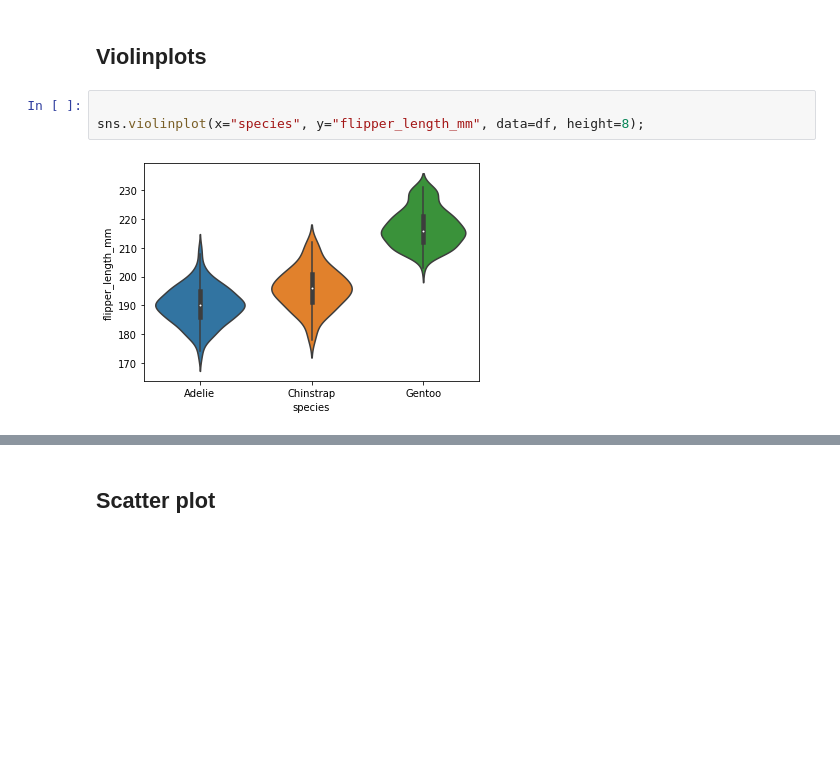
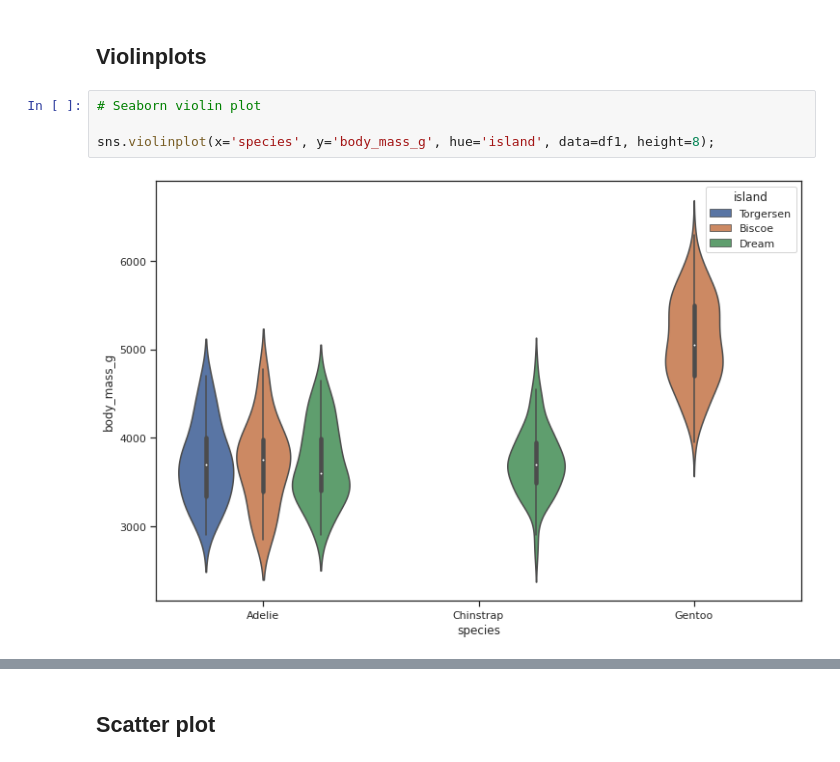
Before and after one commit to clizarraga-UAD7/Notebooks, a Jupyter notebook: Data_Visualization_with_Python2.ipynb, the cells around one changed output, grey strips where cells are left out. Cells and saved outputs as stored; diff of their text form; blank space fills up the shorter version.

```diff
--- a/Data_Visualization_with_Python2.ipynb
+++ b/Data_Visualization_with_Python2.ipynb
@@ -521,7 +596,8 @@ Name: sex, dtype: int64
 # %% [markdown]
 ## Violinplots
 # %%
+# Seaborn violin plot
 
-sns.violinplot(x="species", y="flipper_length_mm", data=df, height=8);
+sns.violinplot(x='species', y='body_mass_g', hue='island', data=df1, height=8);
 # %% [output]
-[figure, old version]
+[figure, new version]
```
Also changed, not shown: parts of 37 cells of this notebook.
